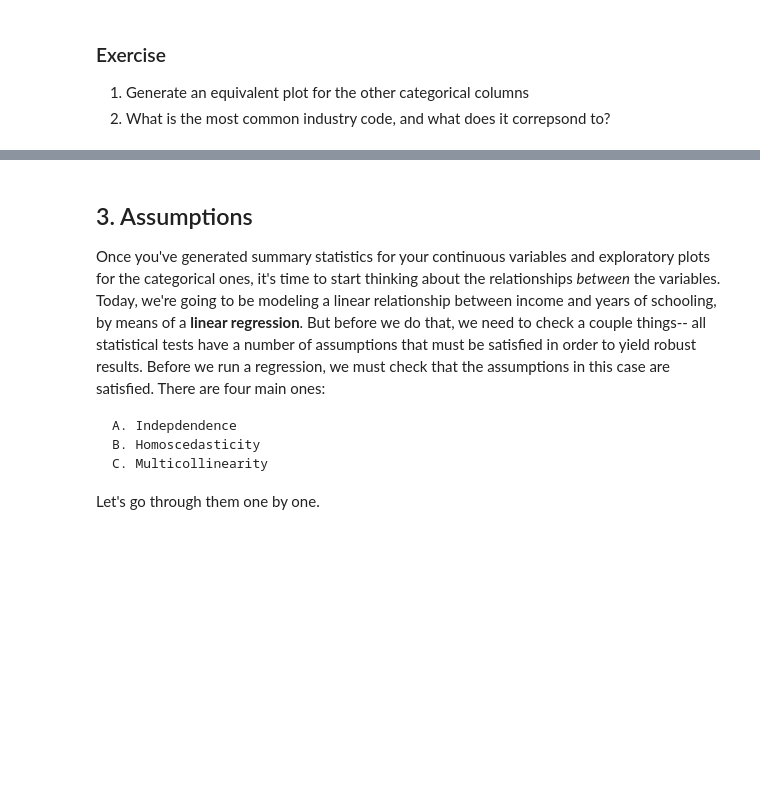
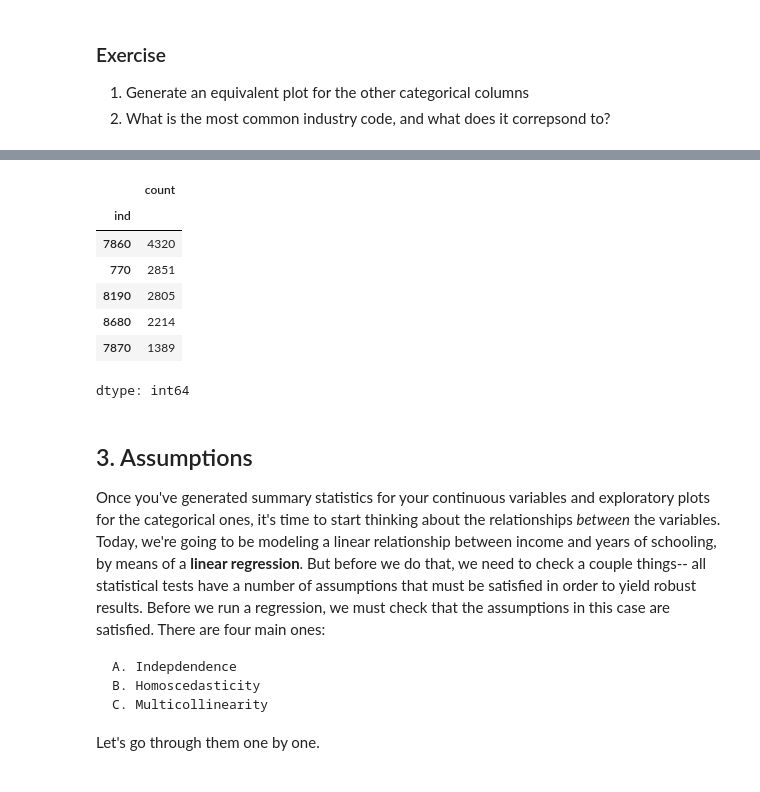
Before and after one commit to vicdelamaire/QM-2-, a Jupyter notebook: W7_lastversionn.ipynb, the cells around one changed output, grey strips where cells are left out. Drawn from its saved outputs; the diff is of its cells as text; code cells hidden in the pictures; blank space fills up the shorter version.

```diff
--- a/W7_lastversionn.ipynb
+++ b/W7_lastversionn.ipynb
@@ -165,3 +183,14 @@ plt.show() # show the plot
+# %%
+reg_df['ind'].value_counts().head()
+# %% [output]
+|  | count |
+| ind |  |
+| 7860 | 4320 |
+| 770 | 2851 |
+| 8190 | 2805 |
+| 8680 | 2214 |
+| 7870 | 1389 |
+dtype: int64
 # %% [markdown]
 ## 3. Assumptions
 
```
Also changed, not shown: parts of 3 cells of this notebook.
